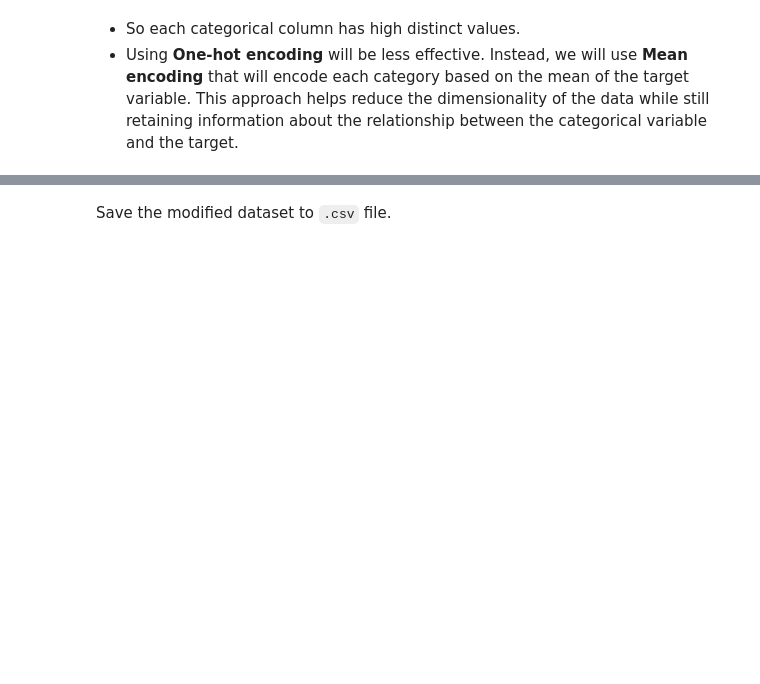
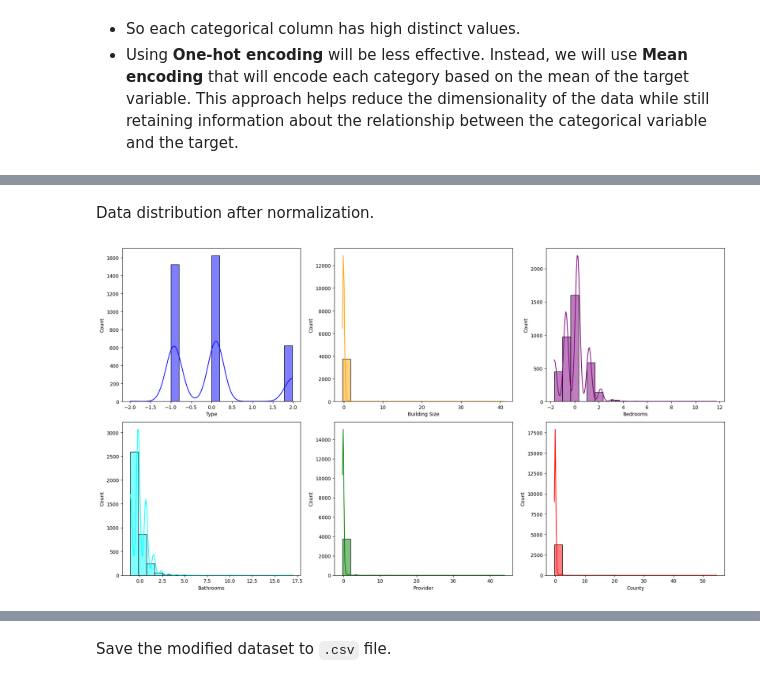
Before and after one commit to juinkinn/House-renting-price-analysis-Introduction-to-Data-Science-project, a Jupyter notebook: preprocessing_exploration.ipynb, the cells around one changed output, grey strips where cells are left out. Saved outputs shown, nothing was run; the diff lists cells and outputs as text; code cells hidden in the pictures; blank space fills up the shorter version.

Commit message:
update normalization

```diff
--- a/preprocessing_exploration.ipynb
+++ b/preprocessing_exploration.ipynb
@@ -293,3 +293,17 @@ for col, encoded_values in encoded_cols.items():
+# %% [markdown]
+Data distribution after normalization.
+# %%
+fig, axes = plt.subplots(nrows=2, ncols=3, figsize=(18, 10))
+sns.histplot(x=df['Type'], ax=axes[0, 0], kde=True, bins=20, color='blue')
+sns.histplot(x=df['Building Size'], ax=axes[0, 1], kde=True, bins=20, color='orange')
+sns.histplot(x=df['Bedrooms'], ax=axes[0, 2], kde=True, bins=20, color='purple')
+sns.histplot(x=df['Bathrooms'], ax=axes[1, 0], kde=True, bins=20, color='cyan')
+sns.histplot(x=df['Provider'], ax=axes[1, 1], kde=True, bins=20, color='green')
+sns.histplot(x=df['County'], ax=axes[1, 2], kde=True, bins=20, color='red')
+plt.tight_layout()
+plt.show()
+# %% [output]
+[figure, added]
 # %%
 df
 # %% [output]
```
Also changed, not shown: parts of 11 cells of this notebook, 1 other file.
